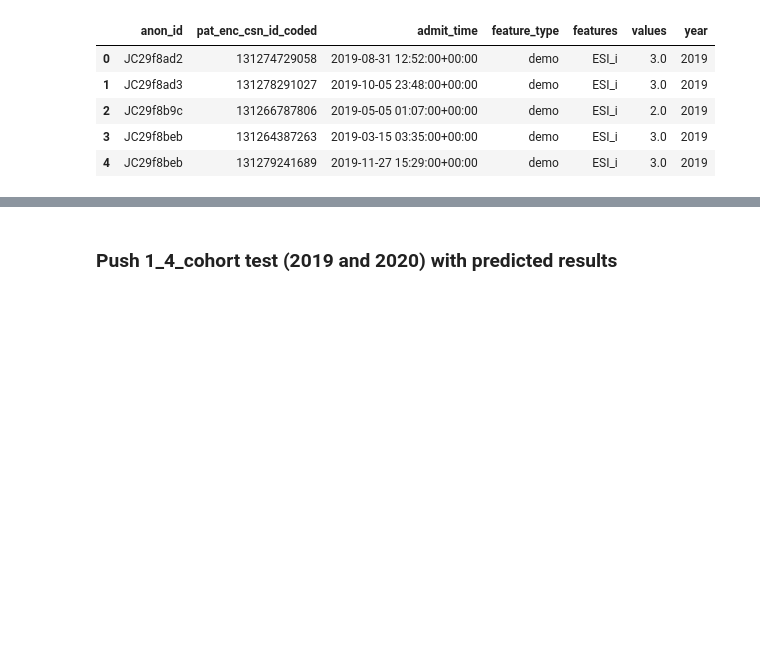
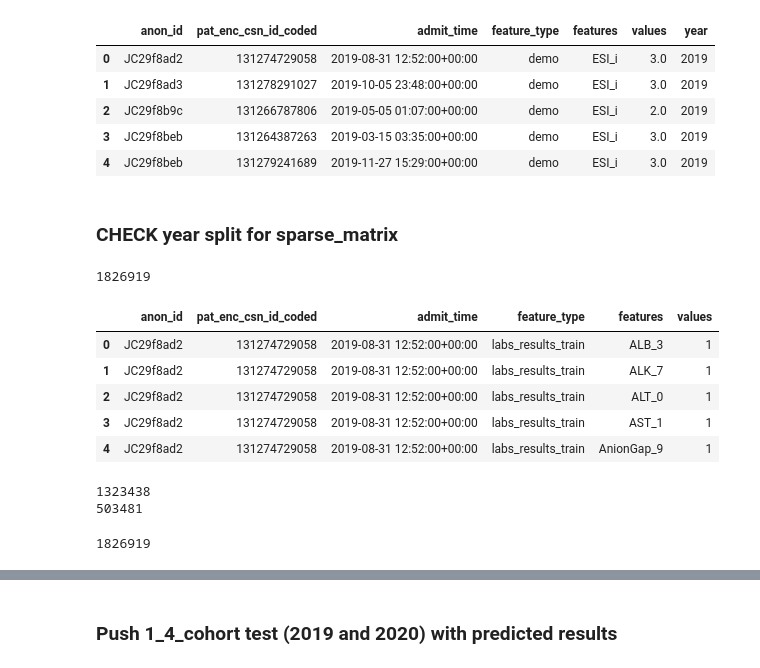
Before and after one commit to Minh084/TDA, a Jupyter notebook: 6_validation/6_data_BQ.ipynb, the cells around one changed output, grey strips where cells are left out. Drawn from its saved outputs; the diff is of its cells as text; code cells hidden in the pictures; blank space fills up the shorter version.

```diff
--- a/6_validation/6_data_BQ.ipynb
+++ b/6_validation/6_data_BQ.ipynb
@@ -546,3 +574,29 @@ df.to_gbq(destination_table='triageTD.%s' % TABLE_NAME,
           project_id='som-nero-phi-jonc101',
           table_schema=table_schema,
           if_exists='replace')
+# %% [markdown]
+### CHECK year split for sparse_matrix
+# %%
+dft = pd.read_csv(os.path.join(valdir, "6_10_coh4_binned_labs_vitals_train.csv"))
+dft["admit_time"] = pd.to_datetime(dft["admit_time"])
+
+print(len(dft)) # 1826919
+dft.head(5)
+# %% [output]
+1826919
+|  | anon_id | pat_enc_csn_id_coded | admit_time | feature_type | features | values |
+| 0 | JC29f8ad2 | 131274729058 | 2019-08-31 12:52:00+00:00 | labs_results_train | ALB_3 | 1 |
+| 1 | JC29f8ad2 | 131274729058 | 2019-08-31 12:52:00+00:00 | labs_results_train | ALK_7 | 1 |
+| 2 | JC29f8ad2 | 131274729058 | 2019-08-31 12:52:00+00:00 | labs_results_train | ALT_0 | 1 |
+| 3 | JC29f8ad2 | 131274729058 | 2019-08-31 12:52:00+00:00 | labs_results_train | AST_1 | 1 |
+| 4 | JC29f8ad2 | 131274729058 | 2019-08-31 12:52:00+00:00 | labs_results_train | AnionGap_9 | 1 |
+# %%
+train_labels = dft[dft['admit_time'].dt.year < 2019]
+validation_labels = dft[dft['admit_time'].dt.year >= 2019]
+print(len(train_labels)) # 1323438
+print(len(validation_labels)) # 503481
+len(train_labels) + len(validation_labels)
+# %% [output]
+1323438
+503481
+1826919
```
Also changed, not shown: parts of 5 cells of this notebook.
